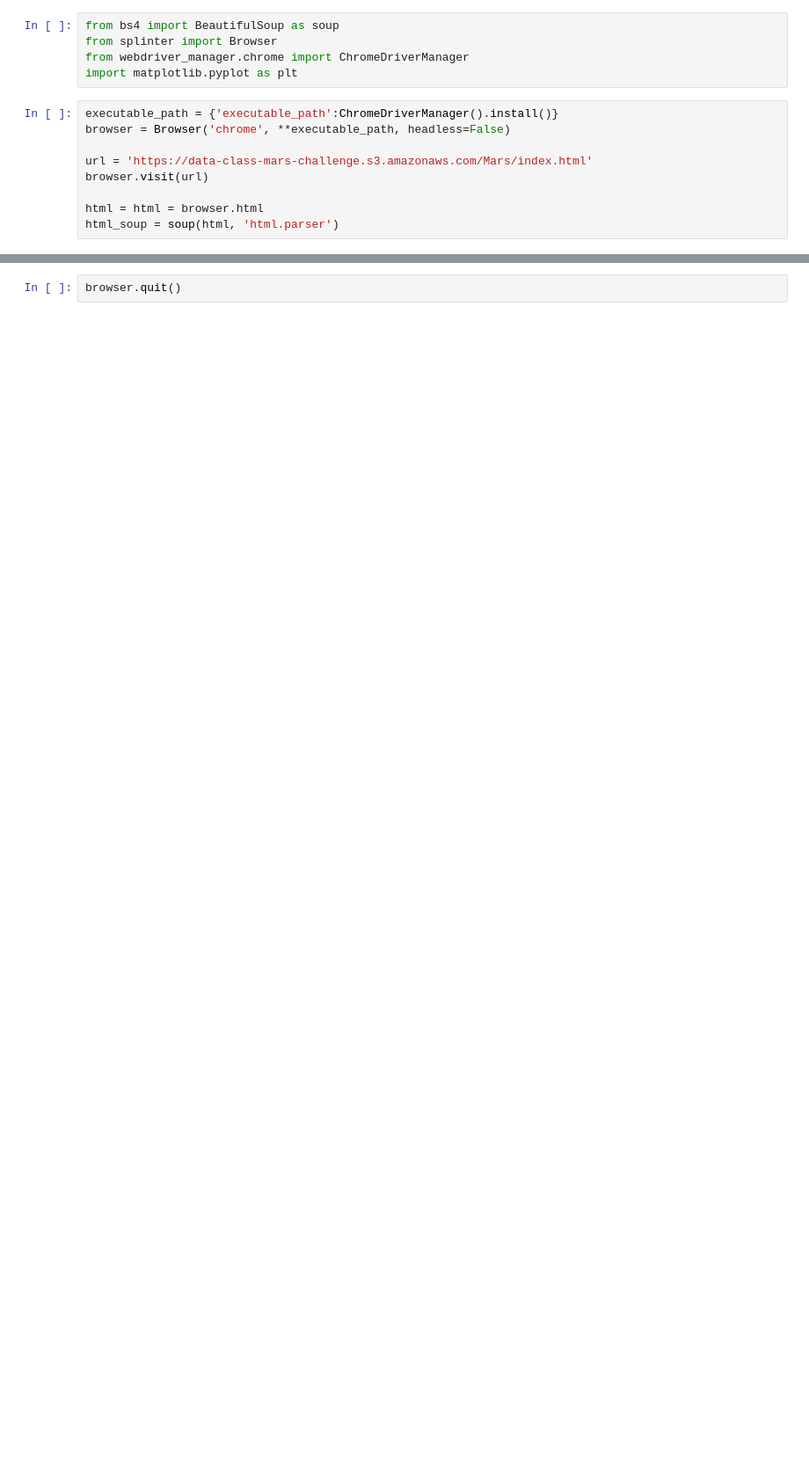
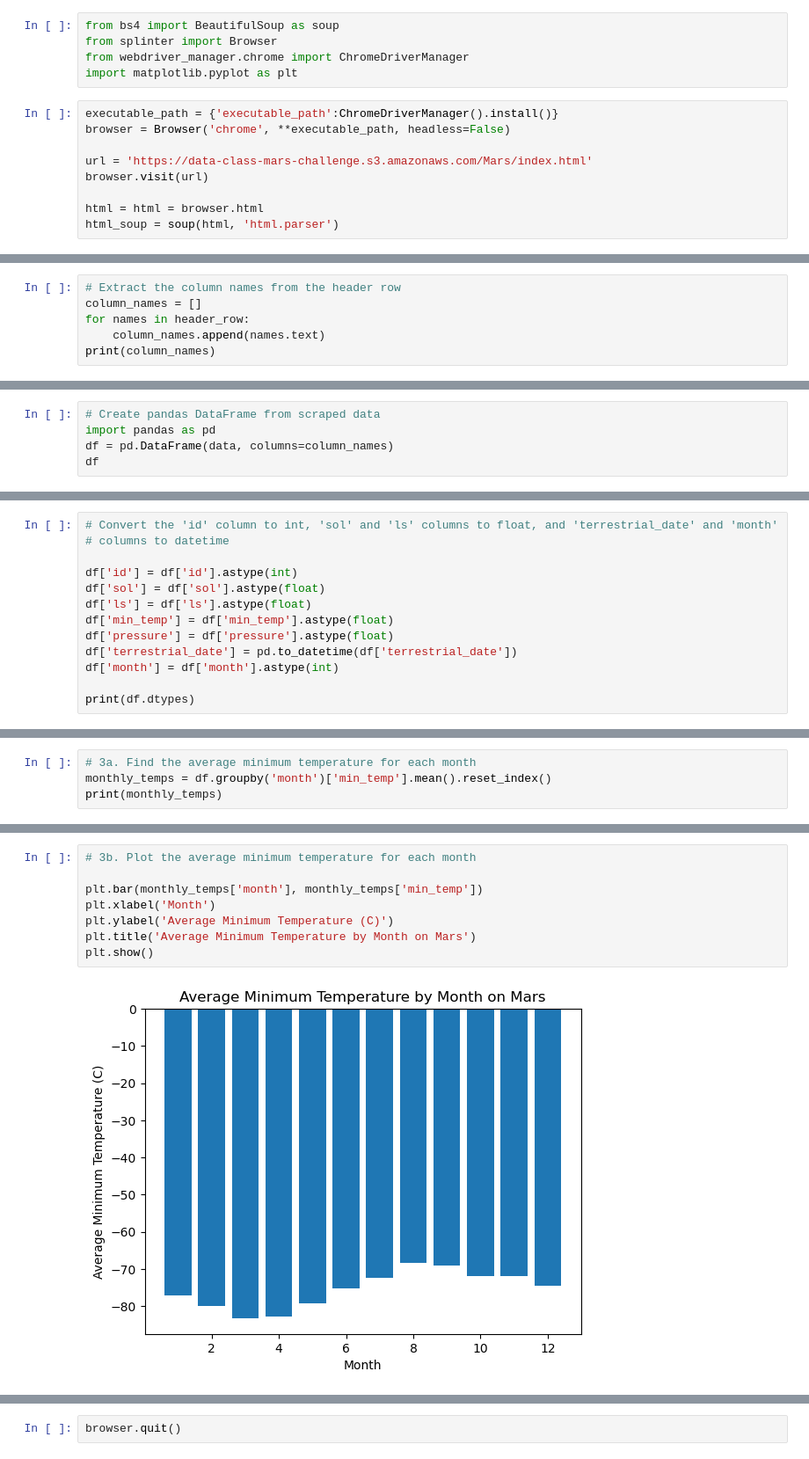
Before and after one commit to JGarza4903/Mission-to-Mars, a Jupyter notebook: mars_data_challenge_part_2.ipynb, the cells around one changed output, grey strips where cells are left out. Shown at 88% size. Cells and saved outputs as stored; diff of their text form; blank space fills up the shorter version.

```diff
--- a/mars_data_challenge_part_2.ipynb
+++ b/mars_data_challenge_part_2.ipynb
@@ -19,0 +22,6 @@ table_head.text.strip()
+# %%
+# Extract the column names from the header row
+column_names = []
+for names in header_row:
+    column_names.append(names.text)
+print(column_names)
@@ -19,0 +46,5 @@ table_head.text.strip()
+# %%
+# Create pandas DataFrame from scraped data
+import pandas as pd
+df = pd.DataFrame(data, columns=column_names)
+df
@@ -19,0 +77,13 @@ table_head.text.strip()
+# %%
+# Convert the 'id' column to int, 'sol' and 'ls' columns to float, and 'terrestrial_date' and 'month'
+# columns to datetime
+
+df['id'] = df['id'].astype(int)
+df['sol'] = df['sol'].astype(float)
+df['ls'] = df['ls'].astype(float)
+df['min_temp'] = df['min_temp'].astype(float)
+df['pressure'] = df['pressure'].astype(float)
+df['terrestrial_date'] = pd.to_datetime(df['terrestrial_date'])
+df['month'] = df['month'].astype(int)
+
+print(df.dtypes)
@@ -19,0 +109,4 @@ table_head.text.strip()
+# %%
+# 3a. Find the average minimum temperature for each month
+monthly_temps = df.groupby('month')['min_temp'].mean().reset_index()
+print(monthly_temps)
@@ -19,0 +127,10 @@ table_head.text.strip()
+# %%
+# 3b. Plot the average minimum temperature for each month
+
+plt.bar(monthly_temps['month'], monthly_temps['min_temp'])
+plt.xlabel('Month')
+plt.ylabel('Average Minimum Temperature (C)')
+plt.title('Average Minimum Temperature by Month on Mars')
+plt.show()
+# %% [output]
+[figure, added]
```
Also changed, not shown: parts of 14 cells of this notebook, 2 other files.
